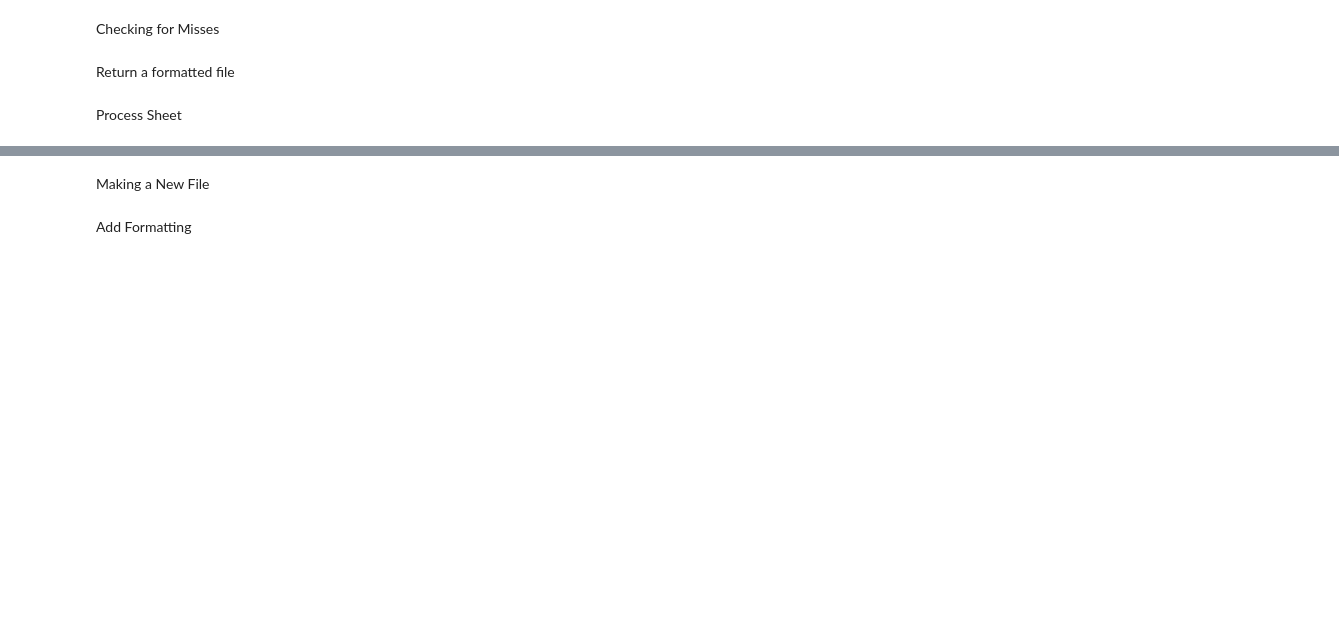
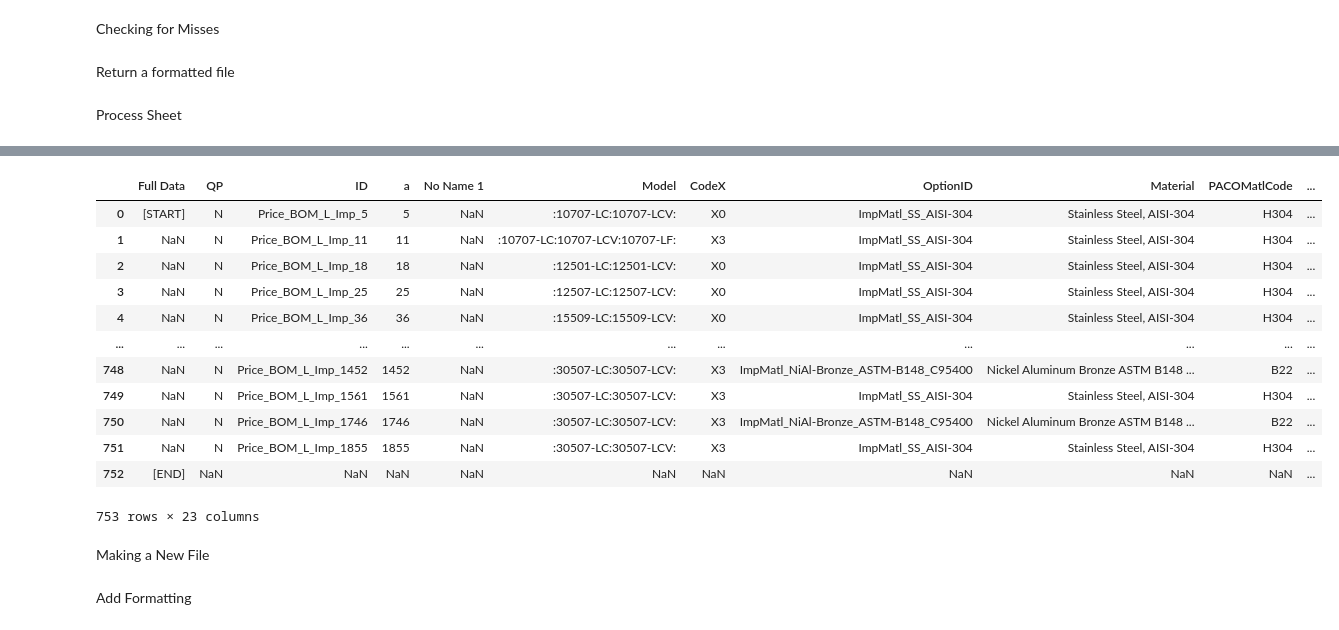
Before and after one commit to maogma/grundfos-express-tools, a Jupyter notebook: bronze impeller removal/Multi.ipynb, the cells around one changed output, grey strips where cells are left out. Drawn from its saved outputs; the diff is of its cells as text; code cells hidden in the pictures; blank space fills up the shorter version.

```diff
--- a/bronze impeller removal/Multi.ipynb
+++ b/bronze impeller removal/Multi.ipynb
@@ -89,19 +89,7 @@ P = ParamSpec('P')
 #We want to make a list for any given file of the sheets we want to process
 #We can take a single sheet and process over it with the below function
 
-# def process_sheet(sheet):
-#     pass
 
-#If we want to process multiple sheets within a file we need to loop over an iterable of the sheets we want and we can define this as a sepertate function.
-
-def process_file(file,sheets):
-    for sheet in sheets:
-        process_sheet(sheet)
-
-#I need to process each of the files in my directory
-def process_dir(dir):
-    for file in dir:
-        process_file(file)
 
 files=read_files_in_dir(MYDIR)
 sheetname='Impeller'
@@ -381,0 +478,18 @@ sheet_name):
+# %%
+psd_data_1=tasks[0][1]
+
+psd_data_1.iloc[:]
+# %% [output]
+|  | Full Data | QP | ID | a | No Name 1 | Model | CodeX | OptionID | Material | PACOMatlCode | ... |
+| 0 | [START] | N | Price_BOM_L_Imp_5 | 5 | NaN | :10707-LC:10707-LCV: | X0 | ImpMatl_SS_AISI-304 | Stainless Steel, AISI-304 | H304 | ... |
+| 1 | NaN | N | Price_BOM_L_Imp_11 | 11 | NaN | :10707-LC:10707-LCV:10707-LF: | X3 | ImpMatl_SS_AISI-304 | Stainless Steel, AISI-304 | H304 | ... |
+| 2 | NaN | N | Price_BOM_L_Imp_18 | 18 | NaN | :12501-LC:12501-LCV: | X0 | ImpMatl_SS_AISI-304 | Stainless Steel, AISI-304 | H304 | ... |
+| 3 | NaN | N | Price_BOM_L_Imp_25 | 25 | NaN | :12507-LC:12507-LCV: | X0 | ImpMatl_SS_AISI-304 | Stainless Steel, AISI-304 | H304 | ... |
+| 4 | NaN | N | Price_BOM_L_Imp_36 | 36 | NaN | :15509-LC:15509-LCV: | X0 | ImpMatl_SS_AISI-304 | Stainless Steel, AISI-304 | H304 | ... |
+| ... | ... | ... | ... | ... | ... | ... | ... | ... | ... | ... | ... |
+| 748 | NaN | N | Price_BOM_L_Imp_1452 | 1452 | NaN | :30507-LC:30507-LCV: | X3 | ImpMatl_NiAl-Bronze_ASTM-B148_C95400 | Nickel Aluminum Bronze ASTM B148 ... | B22 | ... |
+| 749 | NaN | N | Price_BOM_L_Imp_1561 | 1561 | NaN | :30507-LC:30507-LCV: | X3 | ImpMatl_SS_AISI-304 | Stainless Steel, AISI-304 | H304 | ... |
+| 750 | NaN | N | Price_BOM_L_Imp_1746 | 1746 | NaN | :30507-LC:30507-LCV: | X3 | ImpMatl_NiAl-Bronze_ASTM-B148_C95400 | Nickel Aluminum Bronze ASTM B148 ... | B22 | ... |
+| 751 | NaN | N | Price_BOM_L_Imp_1855 | 1855 | NaN | :30507-LC:30507-LCV: | X3 | ImpMatl_SS_AISI-304 | Stainless Steel, AISI-304 | H304 | ... |
+| 752 | [END] | NaN | NaN | NaN | NaN | NaN | NaN | NaN | NaN | NaN | ... |
+753 rows × 23 columns
```
Also changed, not shown: parts of 6 cells of this notebook, 17 other files.
